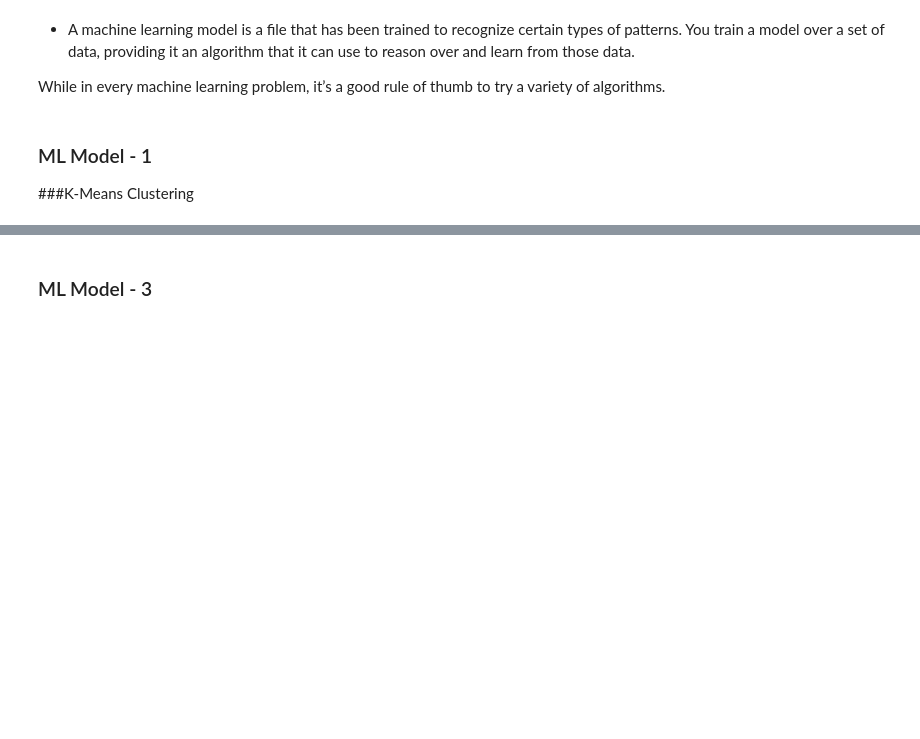
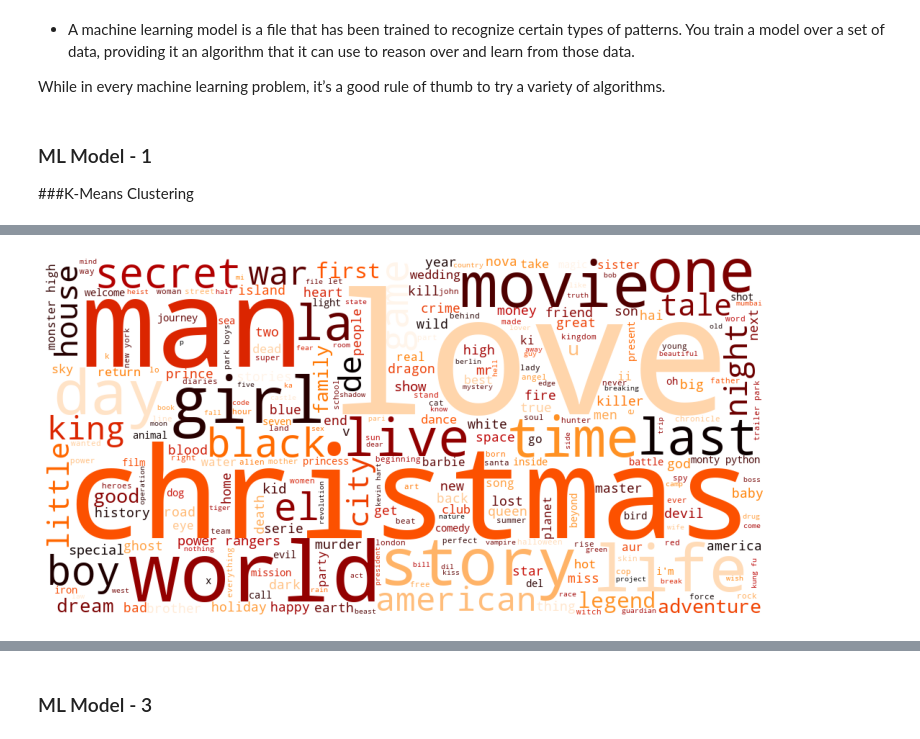
Before and after one commit to shivashukla02/Netflix-Movies-and-TV-Show-Clustering-Unsupervised, a Jupyter notebook: Netflix_Movies_and_TV_Show_Clustering_unsupervised.ipynb, the cells around one changed output, grey strips where cells are left out. Saved outputs shown, nothing was run; the diff lists cells and outputs as text; code cells hidden in the pictures; blank space fills up the shorter version.

```diff
--- a/Netflix_Movies_and_TV_Show_Clustering_unsupervised.ipynb
+++ b/Netflix_Movies_and_TV_Show_Clustering_unsupervised.ipynb
@@ -1563,0 +1609,8 @@ Answer Here.
+# %%
+# plot the WordCloud image
+plt.figure(figsize = (10,5), facecolor = None)
+plt.imshow(wordcloud)
+plt.axis("off")
+plt.tight_layout(pad = 0)
+# %% [output]
+[figure, added]
```
Also changed, not shown: parts of 38 cells of this notebook.
